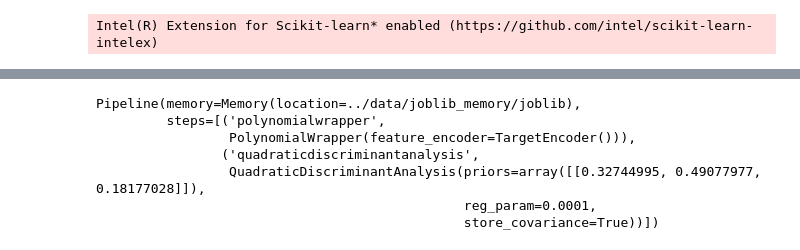
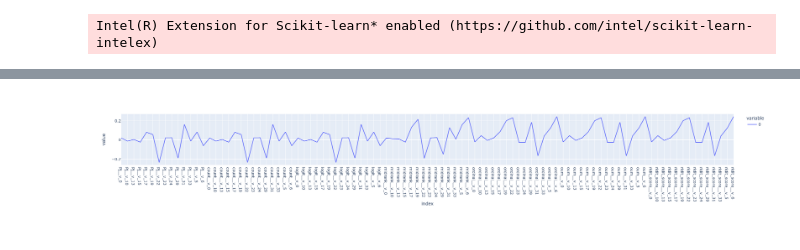
Before and after one commit to risan-raja/sdpiit, a Jupyter notebook: notebooks/Pipeline_components_builder.ipynb, the cells around one changed output, grey strips where cells are left out. Drawn from its saved outputs; the diff is of its cells as text; code cells hidden in the pictures.

```diff
--- a/notebooks/Pipeline_components_builder.ipynb
+++ b/notebooks/Pipeline_components_builder.ipynb
@@ -333,15 +340,0 @@ Pipeline(steps=[('polynomialwrapper',
-# %%
-Pipeline(steps=[('polynomialwrapper',
-                 PWrapper(feature_encoder=TargetEncoder())),
-                ('quadraticdiscriminantanalysis',
-                 QuadraticDiscriminantAnalysis(priors=class_priors,
-                                               reg_param=0.0001,
-                                               store_covariance=True))], memory=mem)
-# %% [output]
-Pipeline(memory=Memory(location=../data/joblib_memory/joblib),
-         steps=[('polynomialwrapper',
-                 PolynomialWrapper(feature_encoder=TargetEncoder())),
-                ('quadraticdiscriminantanalysis',
-                 QuadraticDiscriminantAnalysis(priors=array([[0.32744995, 0.49077977, 0.18177028]]),
-                                               reg_param=0.0001,
-                                               store_covariance=True))])
@@ -347,0 +343,5 @@ Pipeline(memory=Memory(location=../data/joblib_memory/joblib),
+# %%
+# reports
+ordinal_proc_data.corrwith(final_data.target,method='kendall').sort_index().plot()
+# %% [output]
+[figure, added]
```
Also changed, not shown: parts of 10 cells of this notebook, 4 other files.
